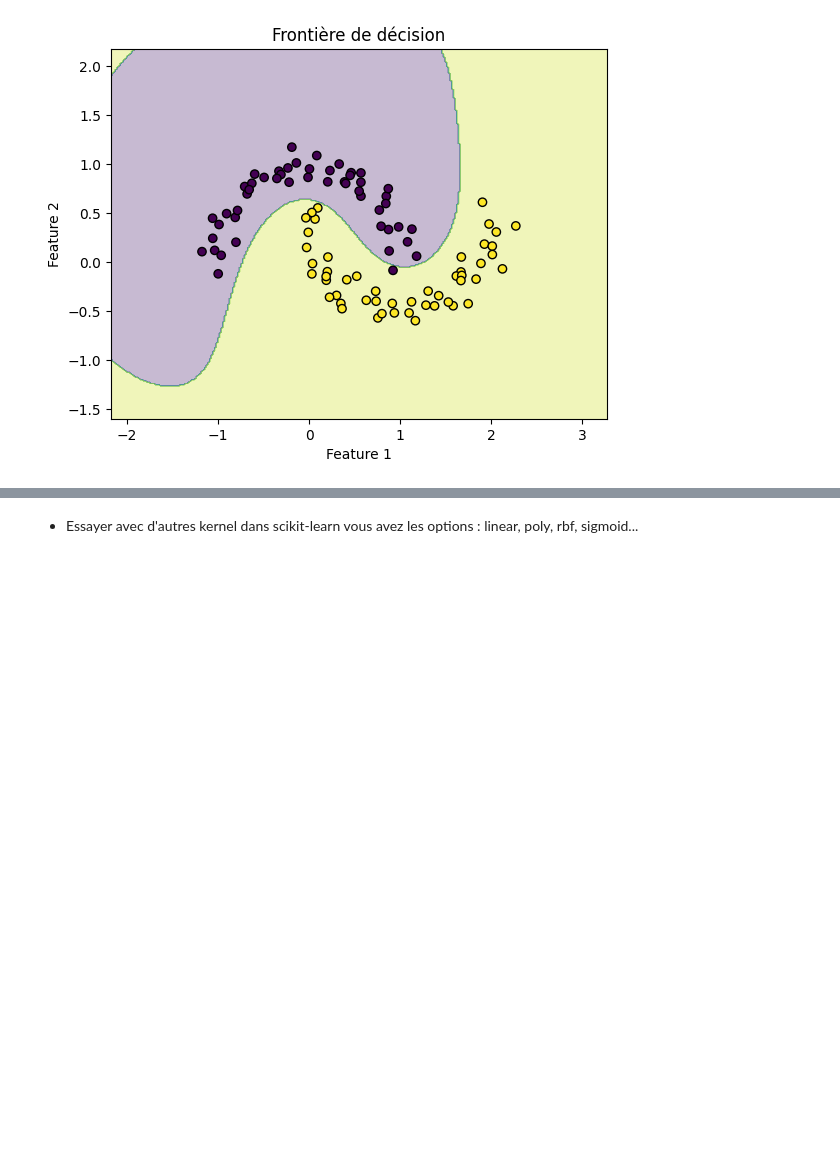
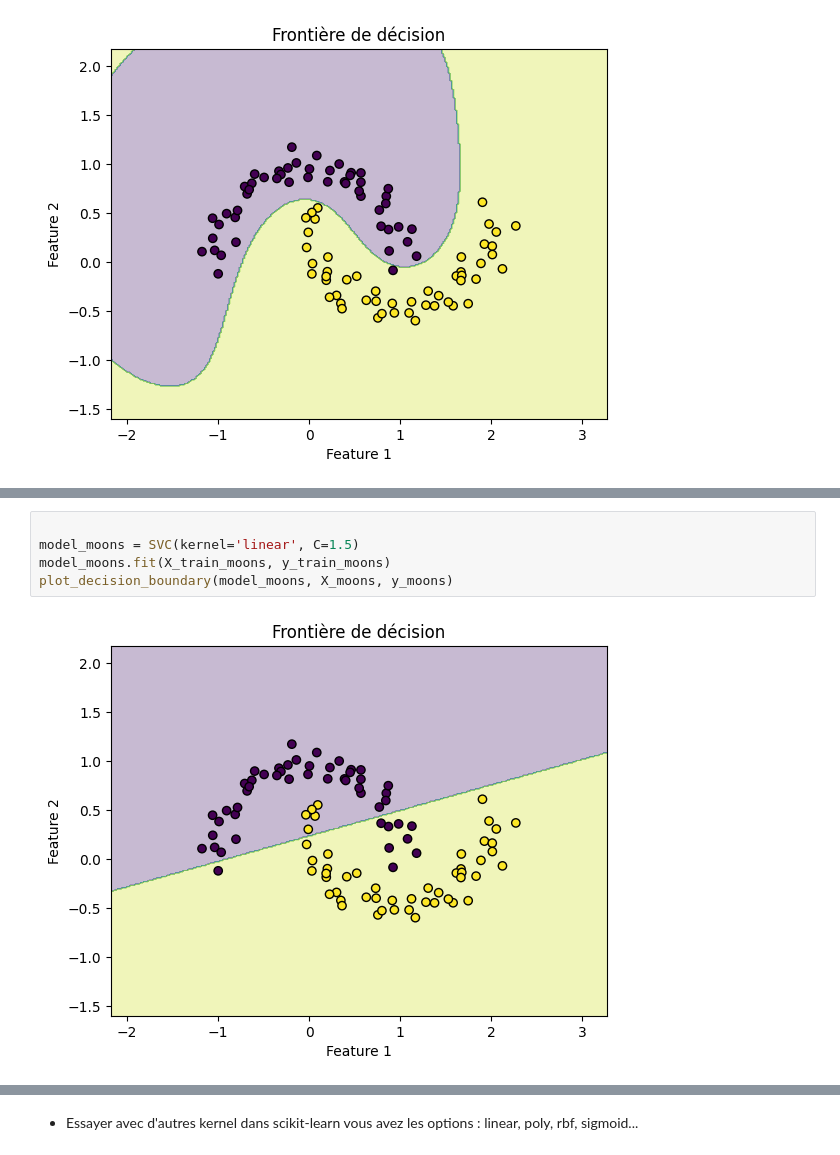
Before and after one commit to Kazusha/Generation_et_Etude_statistique, a Jupyter notebook: TP_SVM_ULTRA_interactif.ipynb, the cells around one changed output, grey strips where cells are left out. Drawn from its saved outputs; the diff is of its cells as text; blank space fills up the shorter version.

```diff
--- a/TP_SVM_ULTRA_interactif.ipynb
+++ b/TP_SVM_ULTRA_interactif.ipynb
@@ -99,0 +107,7 @@ plot_decision_boundary(model_moons, X_moons, y_moons)
+# %%
+
+model_moons = SVC(kernel='linear', C=1.5)
+model_moons.fit(X_train_moons, y_train_moons)
+plot_decision_boundary(model_moons, X_moons, y_moons)
+# %% [output]
+[figure, added]
```
Also changed, not shown: parts of 9 cells of this notebook.
